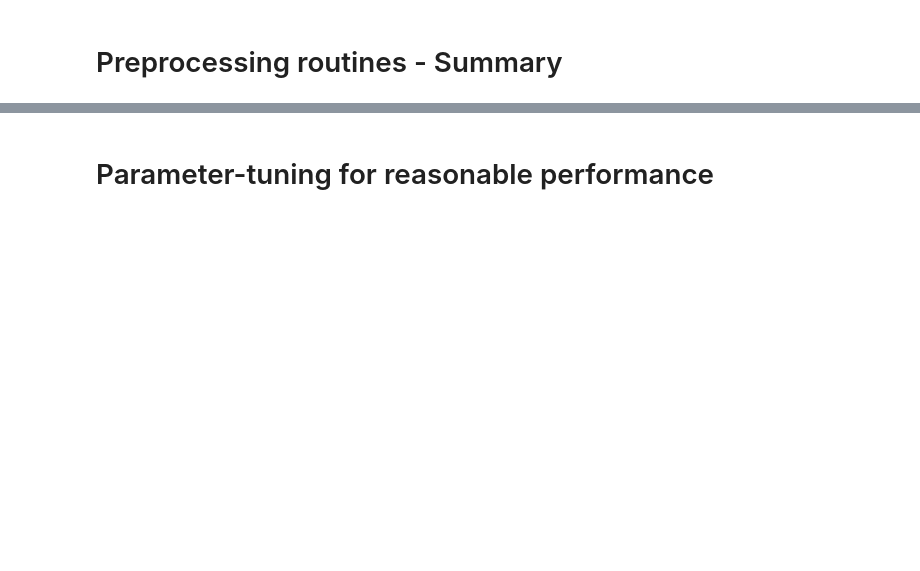
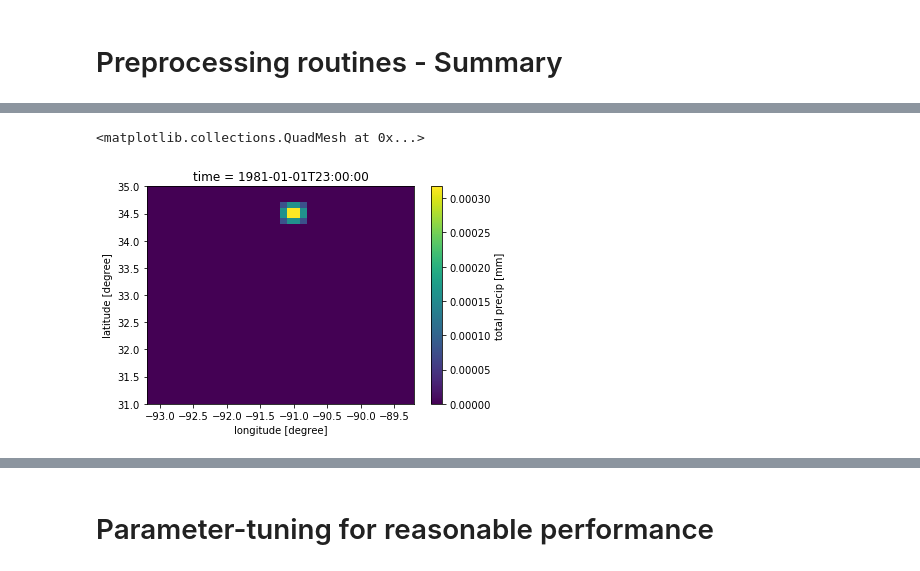
Before and after one commit to ECMWFCode4Earth/ml_flood, a Jupyter notebook: python/ml-flowmodel#3-optimize_performance.ipynb, the cells around one changed output, grey strips where cells are left out. Cells and saved outputs as stored; diff of their text form; code cells hidden in the pictures; blank space fills up the shorter version.

```diff
--- a/python/ml-flowmodel#3-optimize_performance.ipynb
+++ b/python/ml-flowmodel#3-optimize_performance.ipynb
@@ -122,0 +158,5 @@ upstream = select_upstream_river(dis_box, dis_point, z_box, z_point, rivermask,
+# %%
+tp_box.where(few_precip).isel(time=0).plot()
+# %% [output]
+<matplotlib.collections.QuadMesh at 0x...>
+[figure, added]
```
Also changed, not shown: parts of 35 cells of this notebook.
